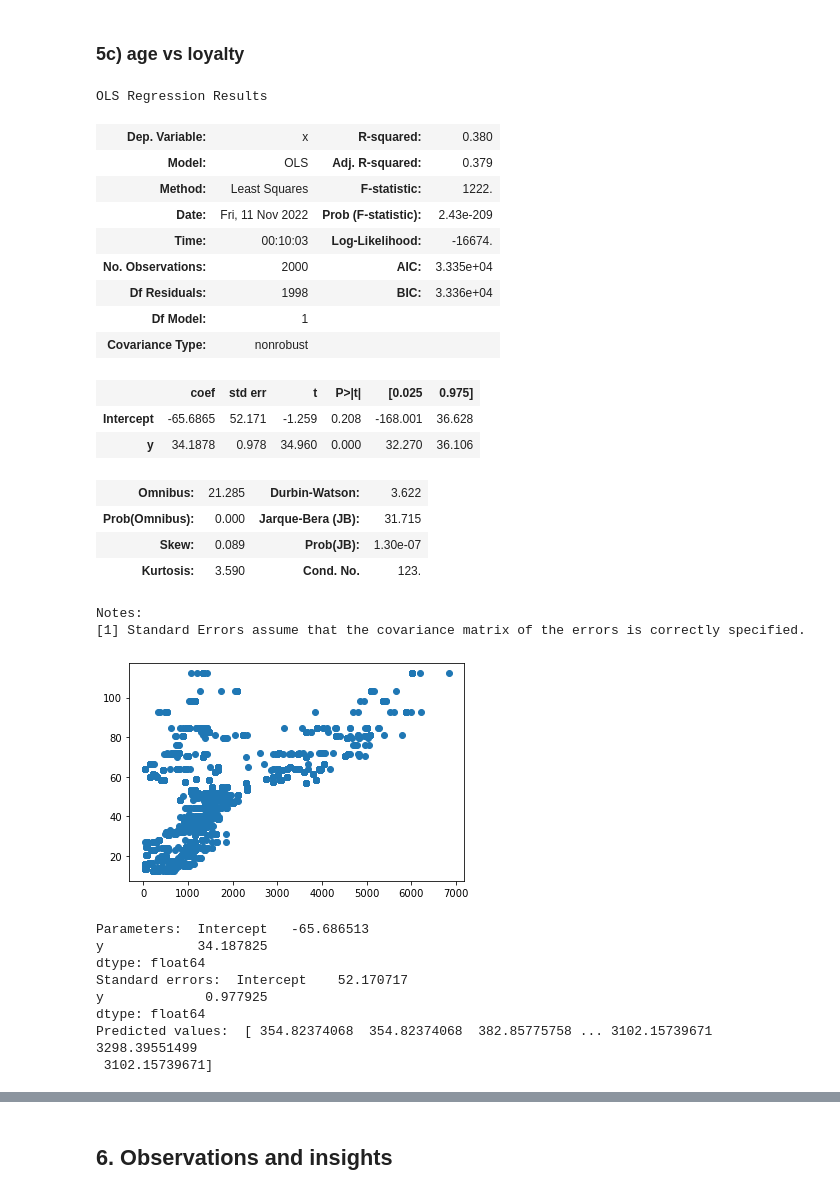
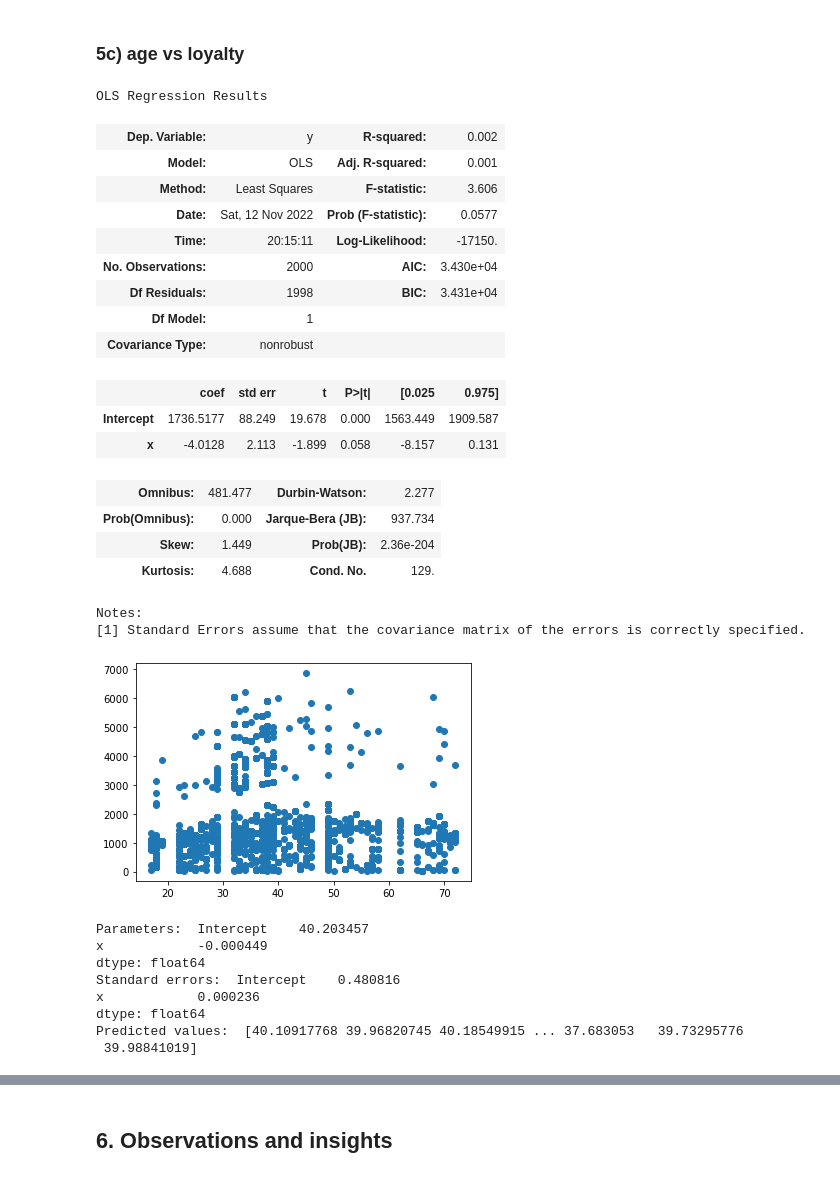
Before and after one commit to mikebenas/LSE_TurtleGames_R_Analysis, a Jupyter notebook: LSE_DA301_Assignment_Python_template.ipynb, the cells around one changed output, grey strips where cells are left out. Cells and saved outputs as stored; diff of their text form; code cells hidden in the pictures.

```diff
--- a/LSE_DA301_Assignment_Python_template.ipynb
+++ b/LSE_DA301_Assignment_Python_template.ipynb
@@ -360,43 +381,43 @@ plt.show()
 # %% [markdown]
 ### 5c) age vs loyalty
 # %%
+# Independent variable.
+x=reviews['loyalty_points']
+
 # Dependent variable.
-x3=reviews['loyalty_points']
-
-# Independent variable.
-y3=reviews['remuneration']
+y=reviews['age']
 
 # Check for linearity with Matplotlib.
-plt.scatter(x3, y3)
+plt.scatter(x, y)
 
 # OLS model and summary.
 # Create formula and pass through OLS methods.
-f3 = 'x ~ y'
+f3 = 'y ~ x'
 test3 = ols(f3, data = reviews).fit()
 
 # Print the regression table.
 test3.summary()
 # %% [output]
 OLS Regression Results
-| Dep. Variable: | x | R-squared: | 0.380 |
-| Model: | OLS | Adj. R-squared: | 0.379 |
-| Method: | Least Squares | F-statistic: | 1222. |
-| Date: | Fri, 11 Nov 2022 | Prob (F-statistic): | 2.43e-209 |
-| Time: | 00:10:03 | Log-Likelihood: | -16674. |
-| No. Observations: | 2000 | AIC: | 3.335e+04 |
-| Df Residuals: | 1998 | BIC: | 3.336e+04 |
+| Dep. Variable: | y | R-squared: | 0.002 |
+| Model: | OLS | Adj. R-squared: | 0.001 |
+| Method: | Least Squares | F-statistic: | 3.606 |
+| Date: | Sat, 12 Nov 2022 | Prob (F-statistic): | 0.0577 |
+| Time: | 20:15:11 | Log-Likelihood: | -17150. |
+| No. Observations: | 2000 | AIC: | 3.430e+04 |
+| Df Residuals: | 1998 | BIC: | 3.431e+04 |
 | Df Model: | 1 |  |  |
 | Covariance Type: | nonrobust |  |  |
 |  | coef | std err | t | P>|t| | [0.025 | 0.975] |
-| Intercept | -65.6865 | 52.171 | -1.259 | 0.208 | -168.001 | 36.628 |
-| y | 34.1878 | 0.978 | 34.960 | 0.000 | 32.270 | 36.106 |
+| Intercept | 1736.5177 | 88.249 | 19.678 | 0.000 | 1563.449 | 1909.587 |
+| x | -4.0128 | 2.113 | -1.899 | 0.058 | -8.157 | 0.131 |
-| Omnibus: | 21.285 | Durbin-Watson: | 3.622 |
-| Prob(Omnibus): | 0.000 | Jarque-Bera (JB): | 31.715 |
-| Skew: | 0.089 | Prob(JB): | 1.30e-07 |
-| Kurtosis: | 3.590 | Cond. No. | 123. |
+| Omnibus: | 481.477 | Durbin-Watson: | 2.277 |
+| Prob(Omnibus): | 0.000 | Jarque-Bera (JB): | 937.734 |
+| Skew: | 1.449 | Prob(JB): | 2.36e-204 |
+| Kurtosis: | 4.688 | Cond. No. | 129. |
 Notes:
 [1] Standard Errors assume that the covariance matrix of the errors is correctly specified.
-[figure, old version]
+[figure, new version]
 # %%
 # Extract the estimated parameters.
 print("Parameters: ", test3.params)
@@ -407,12 +428,12 @@ print("Standard errors: ", test3.bse)
 # Extract the predicted values.
 print("Predicted values: ", test3.predict())
 # %% [output]
-Parameters:  Intercept   -65.686513
-y            34.187825
+Parameters:  Intercept    40.203457
+x            -0.000449
 dtype: float64
-Standard errors:  Intercept    52.170717
-y             0.977925
+Standard errors:  Intercept    0.480816
+x            0.000236
 dtype: float64
-Predicted values:  [ 354.82374068  354.82374068  382.85775758 ... 3102.15739671 3298.39551499
- 3102.15739671]
+Predicted values:  [40.10917768 39.96820745 40.18549915 ... 37.683053   39.73295776
+ 39.98841019]
 # %%
```
Also changed, not shown: parts of 9 cells of this notebook, 1 other file.
